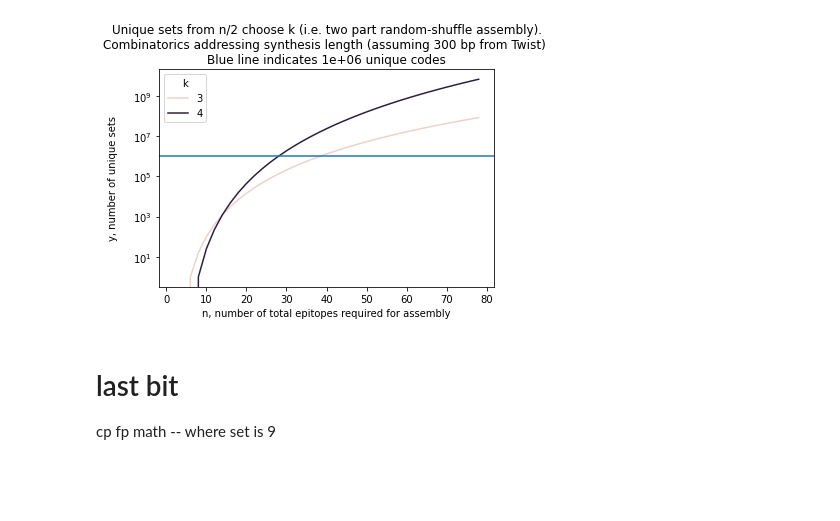
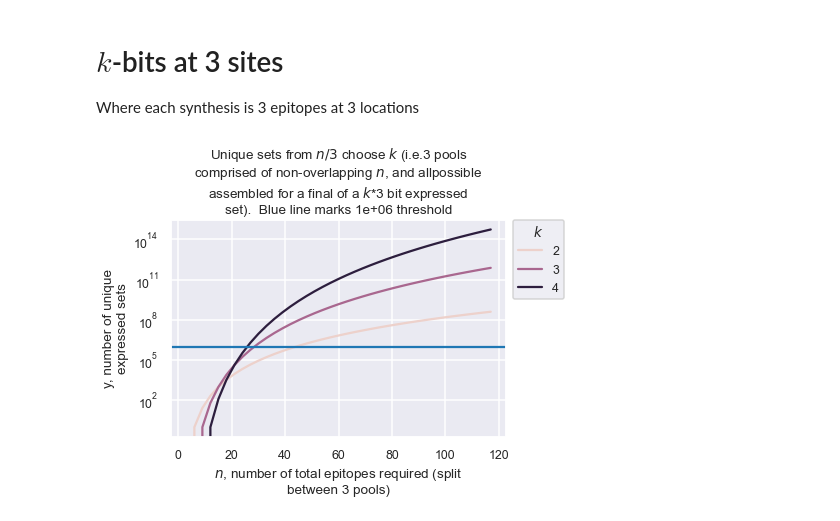
Before and after one commit to e11bio/combinatorics_dash, a Jupyter notebook: combinatorics.ipynb, the cells around one changed output. Saved outputs shown, nothing was run; the diff lists cells and outputs as text; code cells hidden in the pictures; blank space fills up the shorter version.

Commit message:
cleaned up shiny version including cassette-combo ing math

```diff
--- a/combinatorics.ipynb
+++ b/combinatorics.ipynb
@@ -15,8 +125,9 @@ def vary(n,k):
 # %%
-def make_combinatorics(n = range(0,200,1), k = range(3, 20)):
+def vary(n,k):
+    return comb(n, k, repetition=False) #combine without repete
+
+def make_combinatorics(n = range(0,60,1), k = range(3, 20)):
     ks = k
-    # ks = [3]
-
     dfs = []
     for k in ks:
         df = pd.DataFrame(data = {'n':n})
@@ -25,4 +136,3 @@ def make_combinatorics(n = range(0,200,1), k = range(3, 20)):
         dfs.append(df)
     df = pd.concat(dfs)
     return df.reset_index()
-# df.head()
@@ -100,15 +307,57 @@ df['solved'] = df['num_unique'].apply(lambda x : x>threshold)
+# %% [markdown]
+# $k$-bits at 3 sites
+Where each synthesis is 3 epitopes at 3 locations
+# %%
+## math for 3 cassettes
+df = make_combinatorics(n=range(1,40,1), k = range(2,16,1))
+num_cassettes = 3
+
+df['total_diversity'] = df['num_unique']**num_cassettes
+df['total_epitopes_needed'] = df['n']*num_cassettes
+df['assembly_solved'] = df['total_diversity'].apply(lambda x : x>threshold)
+df['solved'] = df['num_unique'].apply(lambda x : x>threshold)
 # %%
-_df = df[df['k'].isin([3,4])]
-ax = sns.lineplot(data = _df, y = 'shuffle_ct', x = 'shuffle_assemblyCt', hue = "k")
-ax.set_yscale('log')
-ax.axhline(threshold)
-ax.set_xlabel("n, number of total epitopes required for assembly")
-ax.set_ylabel("y, number of unique sets\n")
+##plotting
 
-title = f"Unique sets from n/2 choose k (i.e. two part random-shuffle assembly).\n\
-Combinatorics addressing synthesis length (assuming 300 bp from Twist) \
-\nBlue line indicates {threshold:.2} unique codes"
+_df = df[df['k'].isin([2,3,4])]
 
-ax = ax.set_title(title)
+hue_var = "k"
+ax = sns.lineplot(data = _df,
+                  y = 'total_diversity',
+                  x = 'total_epitopes_needed',
+                  hue = hue_var)
+
+
+
+title = f"Unique sets from $n/{num_cassettes}$ choose $k$ (i.e.\
+{num_cassettes} pools comprised of non-overlapping $n$, and all\
+possible assembled for a final of a $k$*{num_cassettes} bit expressed set)."
+x = f"$n$, number of total epitopes required (split between {num_cassettes} pools)"
+y = "y, number of unique expressed sets"
+
+
+ax = plot_params(ax, title,
+                 x, y, f"${hue_var}$",
+                 threshold,
+                 y_len = 20
+                 )
+# hide_toggle()
+
+
+
+
+
+# ax = sns.lineplot(data = _df,
+#                   y = 'total_diversity',
+#                   x = 'total_epitopes_needed',
+#                   hue = "k")
+
+# title = "Unique sets from n/2 choose k (i.e. two part random-shuffle assembly).\n\
+# Combinatorics addressing synthesis length (assuming 300 bp from Twist)."
+# x = "n, number of total epitopes required for assembly"
+# y = "y, number of unique sets"
+
+# ax = plot_params(ax, title, x, y, threshold, y_len=20, x_len = 20)
+# hide_toggle()
 # %% [output]
-[figure, old version]
+[figure, new version]
@@ -118,3 +363,0 @@ select_df = df[df['k'].isin(select)]
-# %% [markdown]
-# last bit
-cp fp math -- where set is 9
```
Also changed, not shown: parts of 64 cells of this notebook.
